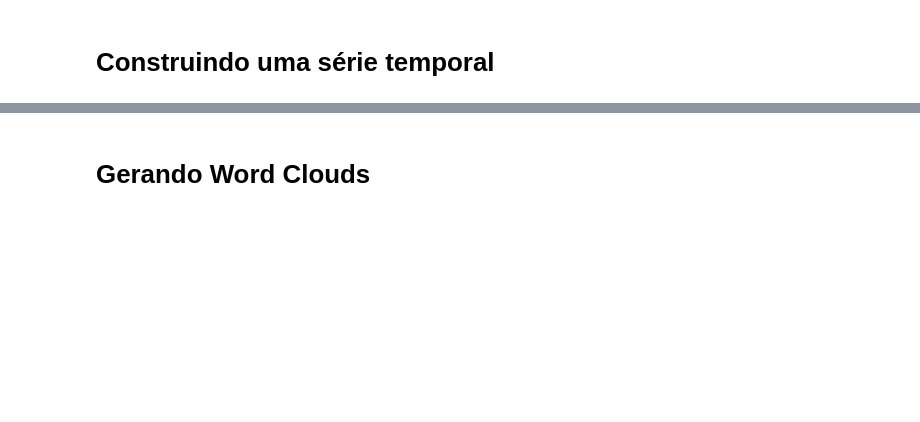
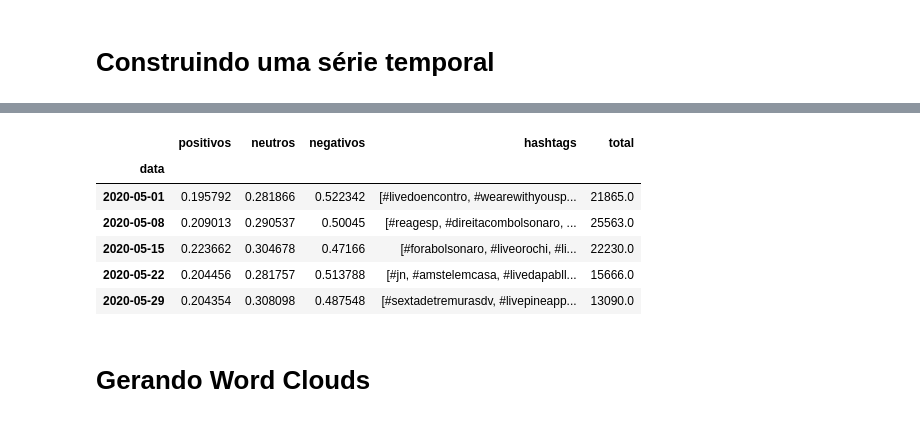
Before and after one commit to kenzosakiyama/corona_virus_brasil, a Jupyter notebook: notebooks/analise_de_tweets.ipynb, the cells around one changed output, grey strips where cells are left out. Saved outputs shown, nothing was run; the diff lists cells and outputs as text; code cells hidden in the pictures; blank space fills up the shorter version.

```diff
--- a/notebooks/analise_de_tweets.ipynb
+++ b/notebooks/analise_de_tweets.ipynb
@@ -113,0 +119,10 @@ tweets_df.drop("total", axis=1).plot(linewidth=5, color=["green", "gray", "red"]
+# %%
+tweets_df.tail()
+# %% [output]
+|  | positivos | neutros | negativos | hashtags | total |
+| data |  |  |  |  |  |
+| 2020-05-01 | 0.195792 | 0.281866 | 0.522342 | [#livedoencontro, #wearewithyousp... | 21865.0 |
+| 2020-05-08 | 0.209013 | 0.290537 | 0.50045 | [#reagesp, #direitacombolsonaro, ... | 25563.0 |
+| 2020-05-15 | 0.223662 | 0.304678 | 0.47166 | [#forabolsonaro, #liveorochi, #li... | 22230.0 |
+| 2020-05-22 | 0.204456 | 0.281757 | 0.513788 | [#jn, #amstelemcasa, #livedapabll... | 15666.0 |
+| 2020-05-29 | 0.204354 | 0.308098 | 0.487548 | [#sextadetremurasdv, #livepineapp... | 13090.0 |
```
Also changed, not shown: parts of 9 cells of this notebook, 3 other files.
